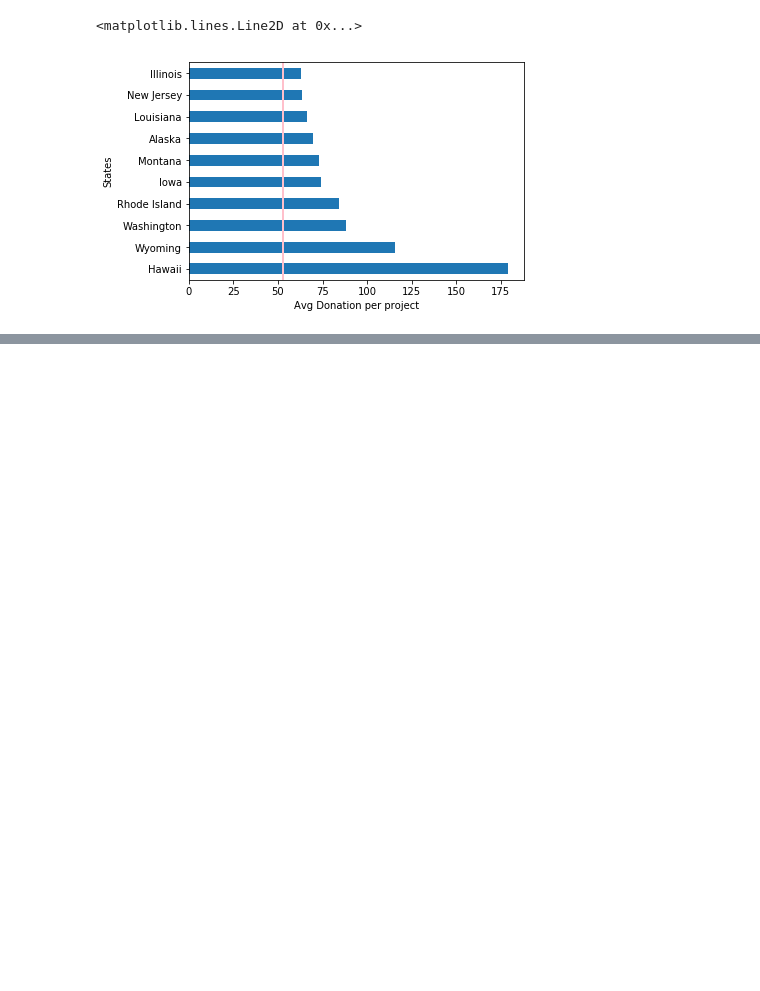
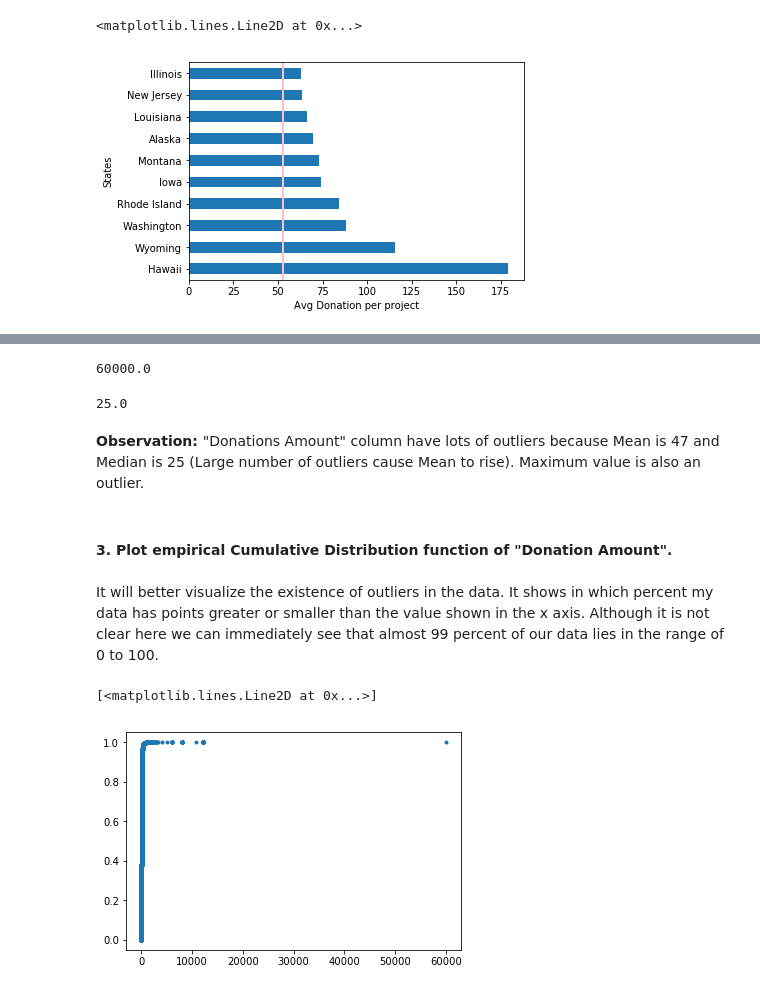
Before and after one commit to mukeshmehta/DonorsChoose-Data-Analysis, a Jupyter notebook: Donation-Analysis.ipynb, the cells around one changed output, grey strips where cells are left out. Saved outputs shown, nothing was run; the diff lists cells and outputs as text; code cells hidden in the pictures; blank space fills up the shorter version.

```diff
--- a/Donation-Analysis.ipynb
+++ b/Donation-Analysis.ipynb
@@ -291,0 +314,23 @@ plt.axvline(data5.groupby("School State")["Donation Amount"].mean().mean(), colo
+# %%
+maximum_donation = np.max(data5["Donation Amount"].dropna())
+maximum_donation
+# %% [output]
+60000.0
+# %%
+mode_donation = data5["Donation Amount"].dropna().median()
+mode_donation
+# %% [output]
+25.0
+# %% [markdown]
+<B>Observation: </B> "Donations Amount" column have lots of outliers because Mean is 47 and Median is 25 (Large number of outliers cause Mean to rise). Maximum value is also an outlier.
+# %% [markdown]
+#### 3. Plot empirical Cumulative Distribution function of "Donation Amount".
+# %% [markdown]
+It will better visualize the existence of outliers in the data. It shows in which percent my data has points greater or smaller than the value shown in the x axis. Although it is not clear here we can immediately see that almost 99 percent of our data lies in the range of 0 to 100.
+# %%
+x = np.sort(data5["Donation Amount"].dropna())
+y = np.arange(1, len(x)+1) / len(x)
+plt.plot(x,y, marker = ".", linestyle = "none")
+# %% [output]
+[<matplotlib.lines.Line2D at 0x...>]
+[figure, added]
```
Also changed, not shown: parts of 5 cells of this notebook.
